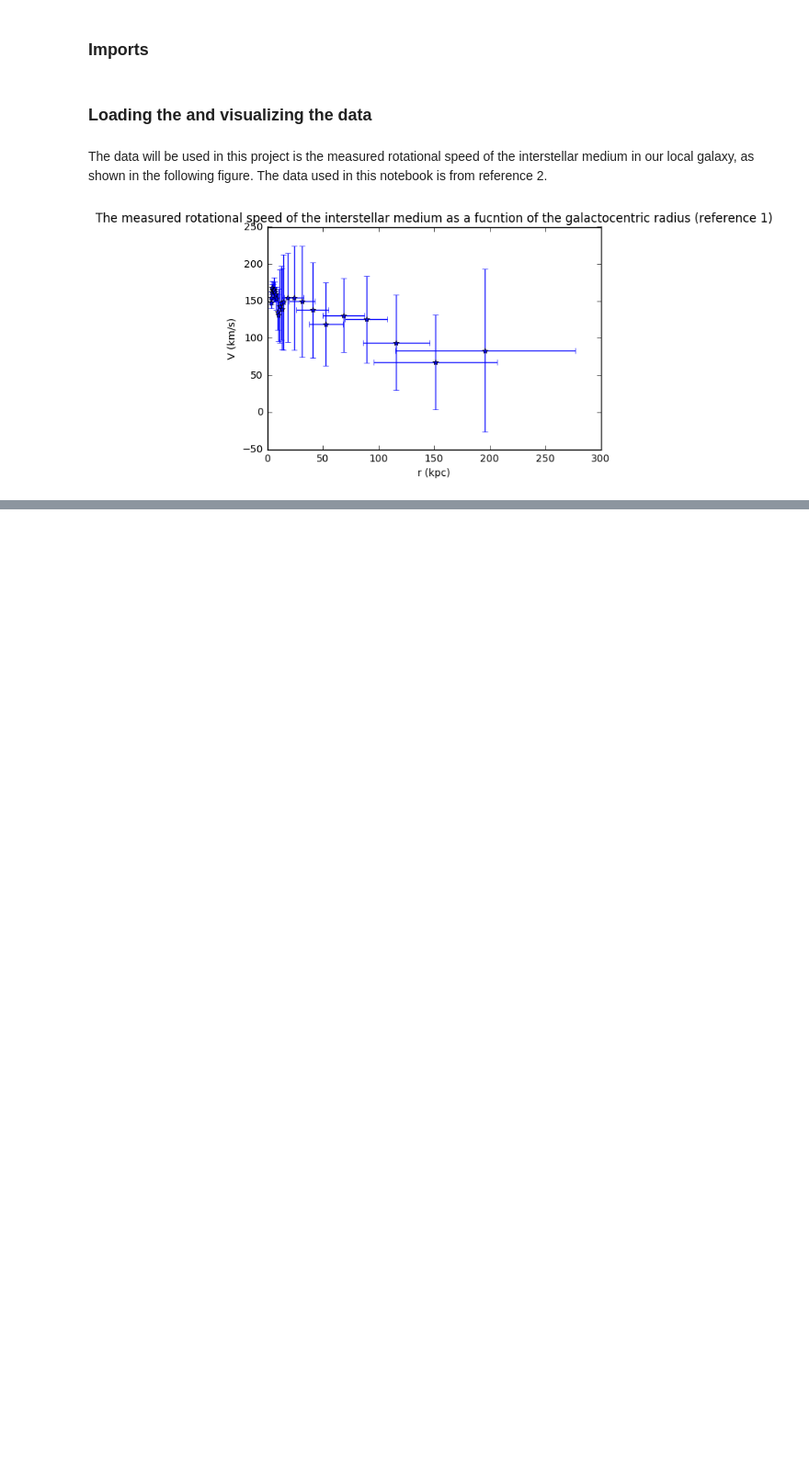
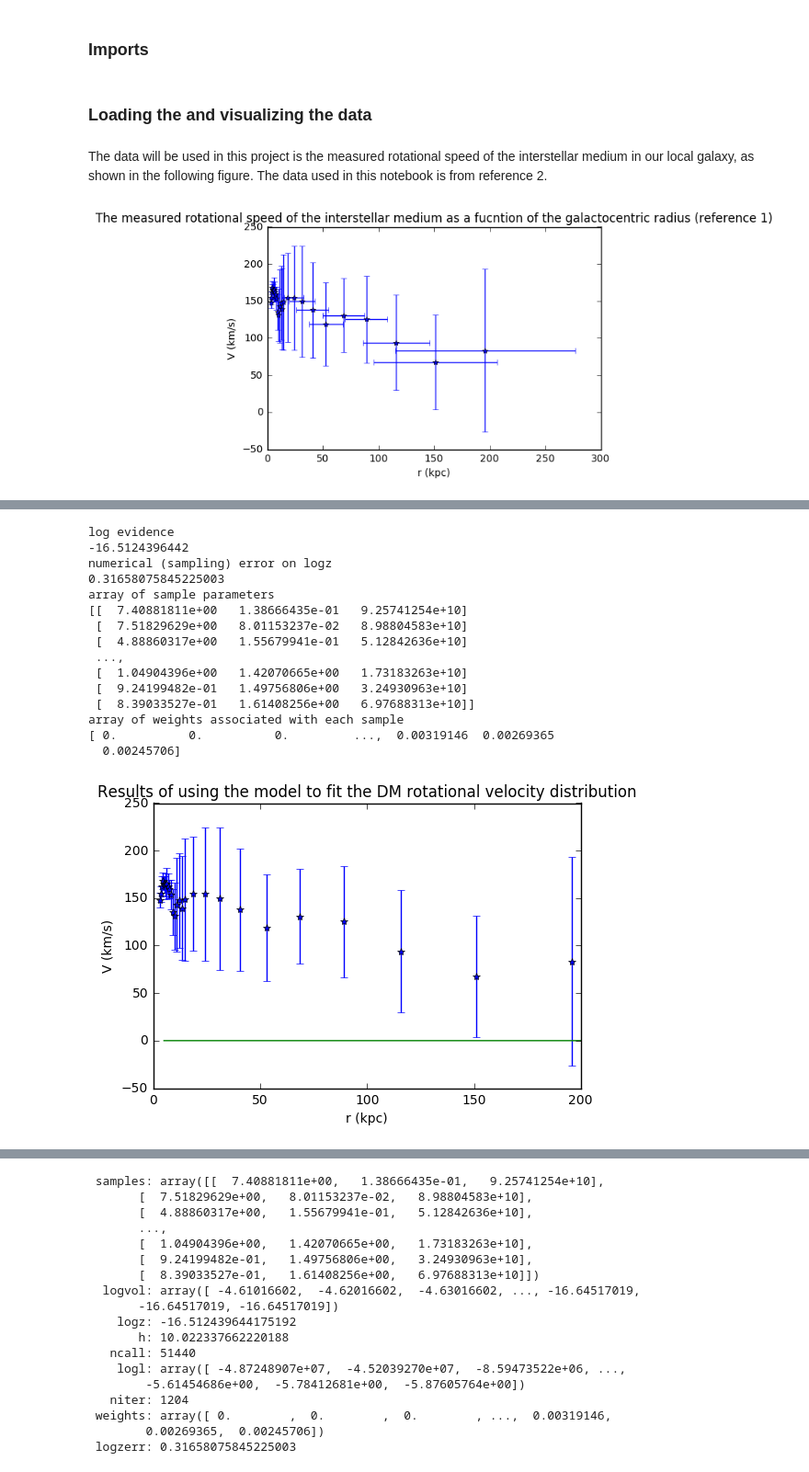
Before and after one commit to phys201/nsdmd, a Jupyter notebook: model.ipynb, the cells around one changed output, grey strips where cells are left out. Shown at 92% size. Saved outputs shown, nothing was run; the diff lists cells and outputs as text; code cells hidden in the pictures; blank space fills up the shorter version.

```diff
--- a/model.ipynb
+++ b/model.ipynb
@@ -454,0 +380,19 @@ By using the Nestle package, it will give us log evidence, numerical (sampling)
+# %%
+model.sample_3 (model.loglike_Einasto, model.prior_transform_Einasto, 'DMdataref2.txt',[10,10,10E10])
+# %% [output]
+log evidence
+-16.5124396442
+numerical (sampling) error on logz
+0.31658075845225003
+array of sample parameters
+[[  7.40881811e+00   1.38666435e-01   9.25741254e+10]
+ [  7.51829629e+00   8.01153237e-02   8.98804583e+10]
+ [  4.88860317e+00   1.55679941e-01   5.12842636e+10]
+ ...,
+ [  1.04904396e+00   1.42070665e+00   1.73183263e+10]
+ [  9.24199482e-01   1.49756806e+00   3.24930963e+10]
+ [  8.39033527e-01   1.61408256e+00   6.97688313e+10]]
+array of weights associated with each sample
+[ 0.          0.          0.         ...,  0.00319146  0.00269365
+  0.00245706]
+[figure, added]
@@ -454,0 +400,18 @@ By using the Nestle package, it will give us log evidence, numerical (sampling)
+ samples: array([[  7.40881811e+00,   1.38666435e-01,   9.25741254e+10],
+       [  7.51829629e+00,   8.01153237e-02,   8.98804583e+10],
+       [  4.88860317e+00,   1.55679941e-01,   5.12842636e+10],
+       ...,
+       [  1.04904396e+00,   1.42070665e+00,   1.73183263e+10],
+       [  9.24199482e-01,   1.49756806e+00,   3.24930963e+10],
+       [  8.39033527e-01,   1.61408256e+00,   6.97688313e+10]])
+  logvol: array([ -4.61016602,  -4.62016602,  -4.63016602, ..., -16.64517019,
+       -16.64517019, -16.64517019])
+    logz: -16.512439644175192
+       h: 10.022337662220188
+   ncall: 51440
+    logl: array([ -4.87248907e+07,  -4.52039270e+07,  -8.59473522e+06, ...,
+        -5.61454686e+00,  -5.78412681e+00,  -5.87605764e+00])
+   niter: 1204
+ weights: array([ 0.        ,  0.        ,  0.        , ...,  0.00319146,
+        0.00269365,  0.00245706])
+ logzerr: 0.31658075845225003
```
Also changed, not shown: parts of 27 cells of this notebook, 9 other files.
